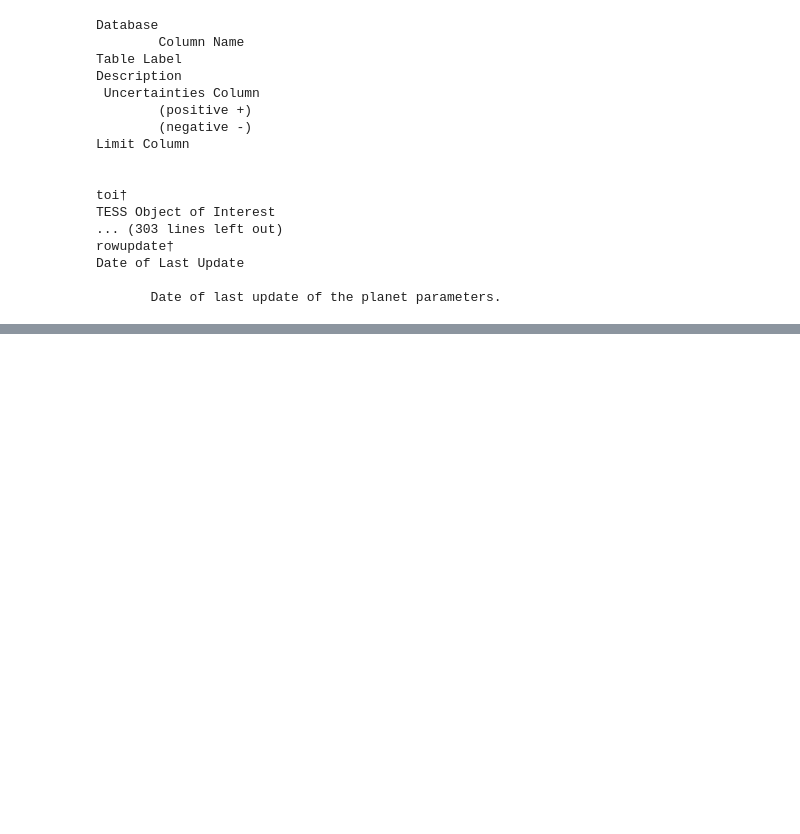
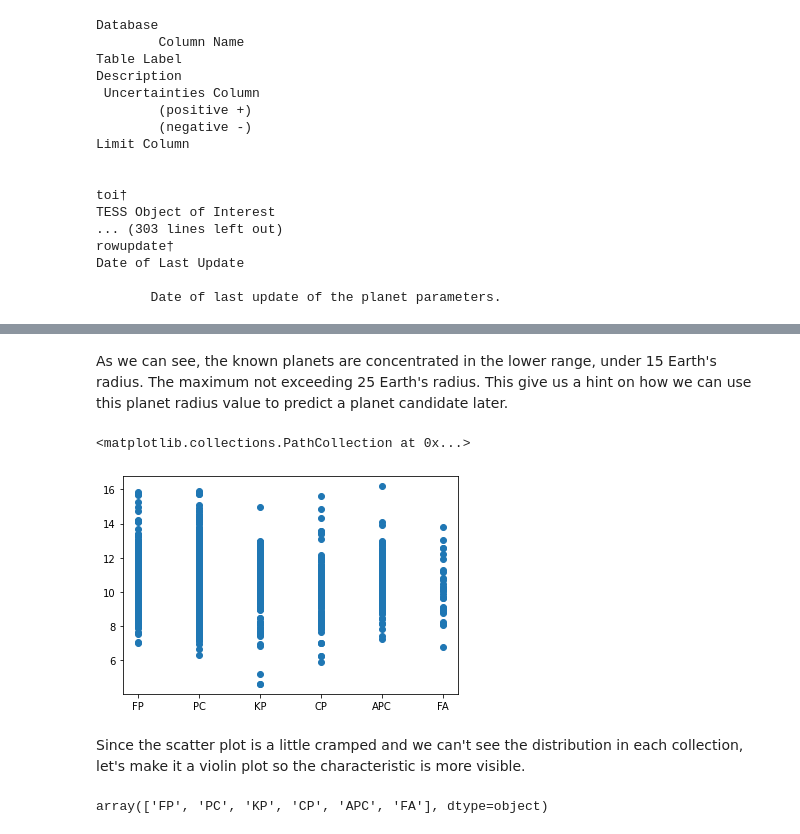
Before and after one commit to xyan18/CSMC320Final_Skytrax, a Jupyter notebook: Final_Project.ipynb, the cells around one changed output, grey strips where cells are left out. Drawn from its saved outputs; the diff is of its cells as text; code cells hidden in the pictures; blank space fills up the shorter version.

```diff
--- a/Final_Project.ipynb
+++ b/Final_Project.ipynb
@@ -118,0 +295,17 @@ df_TOI.rename(columns={
+# %% [markdown]
+As we can see, the known planets are concentrated in the lower range, under 15 Earth's radius. The maximum not exceeding 25 Earth's radius. This give us a hint on how we can use this planet radius value to predict a planet candidate later.
+# %%
+# Let's take a look at another column, TESS magnitude. We'll do a scatter plot to see the known/confirmed planets and candidates
+# in other dispositions
+plt.scatter(x=df_TOI_cleaned['Disposition'], y=df_TOI_cleaned['TESS Magnitude'])
+# %% [output]
+<matplotlib.collections.PathCollection at 0x...>
+[figure, added]
+# %% [markdown]
+Since the scatter plot is a little cramped and we can't see the distribution in each collection, let's make it a violin plot so
+the characteristic is more visible.
+# %%
+unq = df_TOI_cleaned.Disposition.unique()
+unq
+# %% [output]
+array(['FP', 'PC', 'KP', 'CP', 'APC', 'FA'], dtype=object)
```
Also changed, not shown: parts of 16 cells of this notebook, 3 other files.
